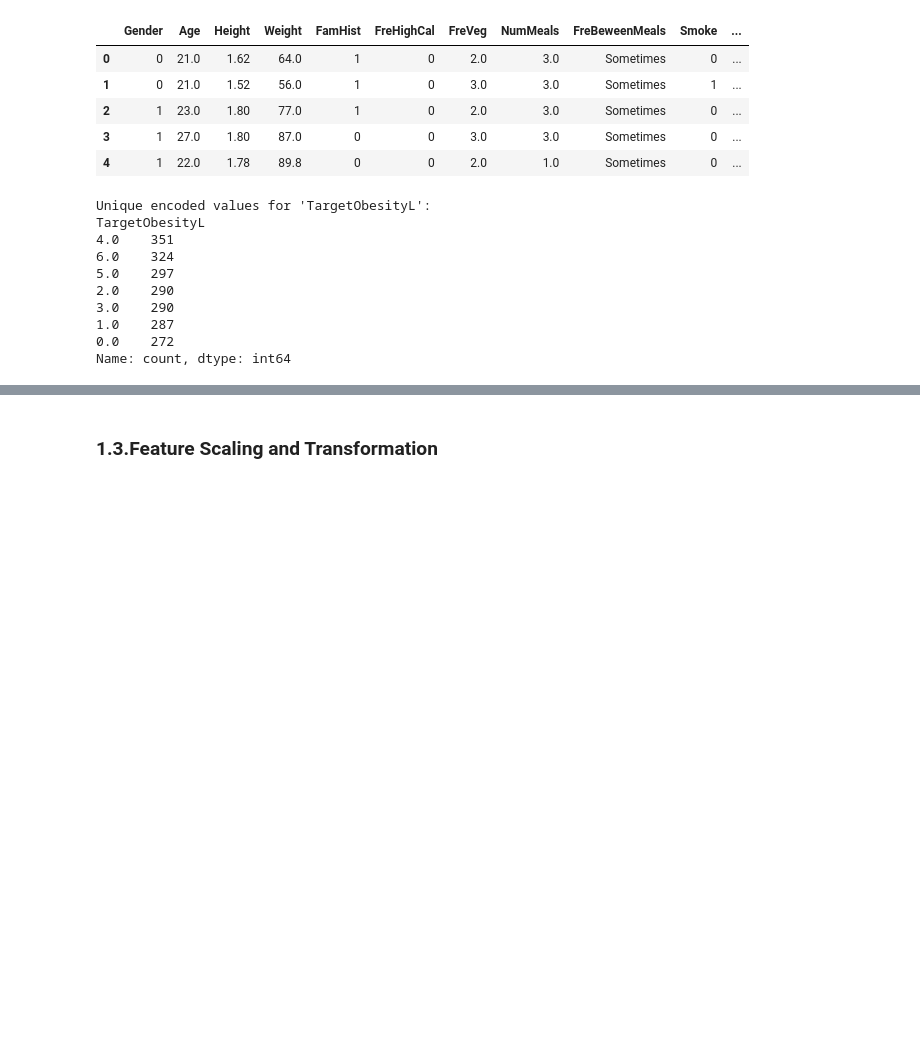
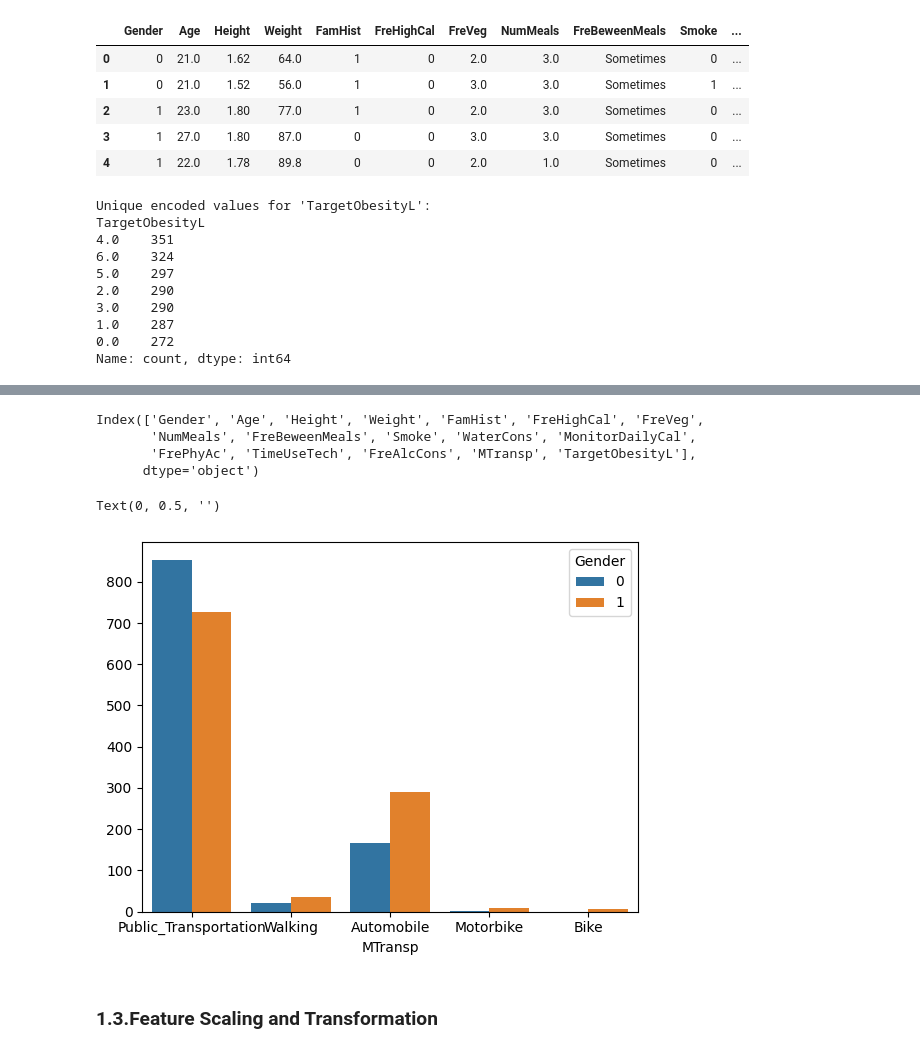
Before and after one commit to MInesGomes/DataScienceObesityLevels, a Jupyter notebook: DSGroup2.ipynb, the cells around one changed output, grey strips where cells are left out. Saved outputs shown, nothing was run; the diff lists cells and outputs as text; code cells hidden in the pictures; blank space fills up the shorter version.

```diff
--- a/DSGroup2.ipynb
+++ b/DSGroup2.ipynb
@@ -608,3 +687,22 @@ for i, col in enumerate(numeric_columns):
+# %%
+print(df_clean.columns)
+# %% [output]
+Index(['Gender', 'Age', 'Height', 'Weight', 'FamHist', 'FreHighCal', 'FreVeg',
+       'NumMeals', 'FreBeweenMeals', 'Smoke', 'WaterCons', 'MonitorDailyCal',
+       'FrePhyAc', 'TimeUseTech', 'FreAlcCons', 'MTransp', 'TargetObesityL'],
+      dtype='object')
+# %%
+# sns.countplot(x = 'TargetObesityL', hue = 'Age', data = df_clean)
+# plt.ylabel('')
+
+sns.countplot(x = 'MTransp', hue = 'Gender', data = df_clean)
+plt.ylabel('')
+
+# sns.countplot(x = 'MTransp', hue = 'TargetObesityL', data = df_clean)
+# plt.ylabel('')
+# %% [output]
+Text(0, 0.5, '')
+[figure, added]
 # %% [markdown]
 ### 1.3.Feature Scaling and Transformation
 # %% [markdown]
```
Also changed, not shown: parts of 26 cells of this notebook.
